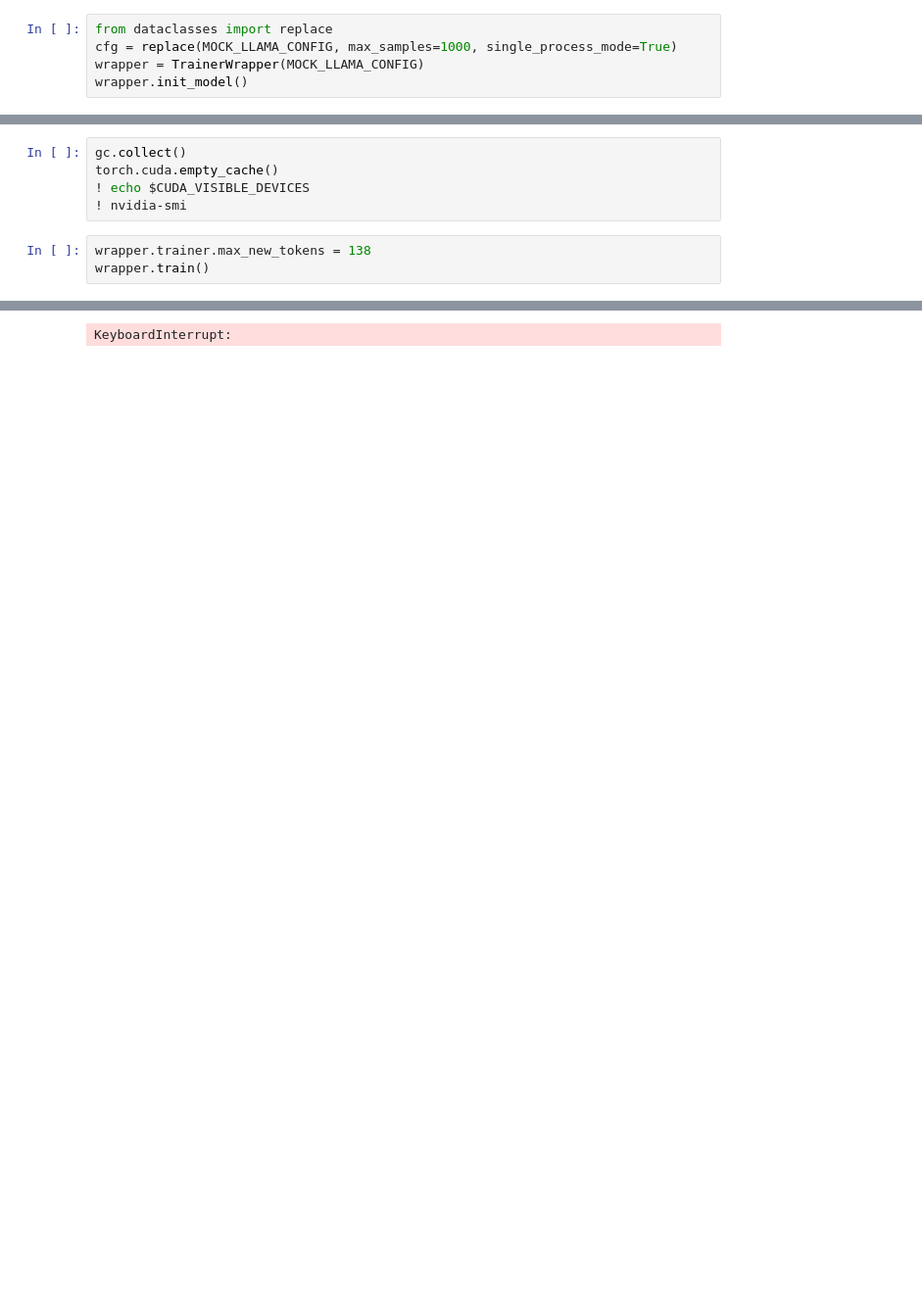
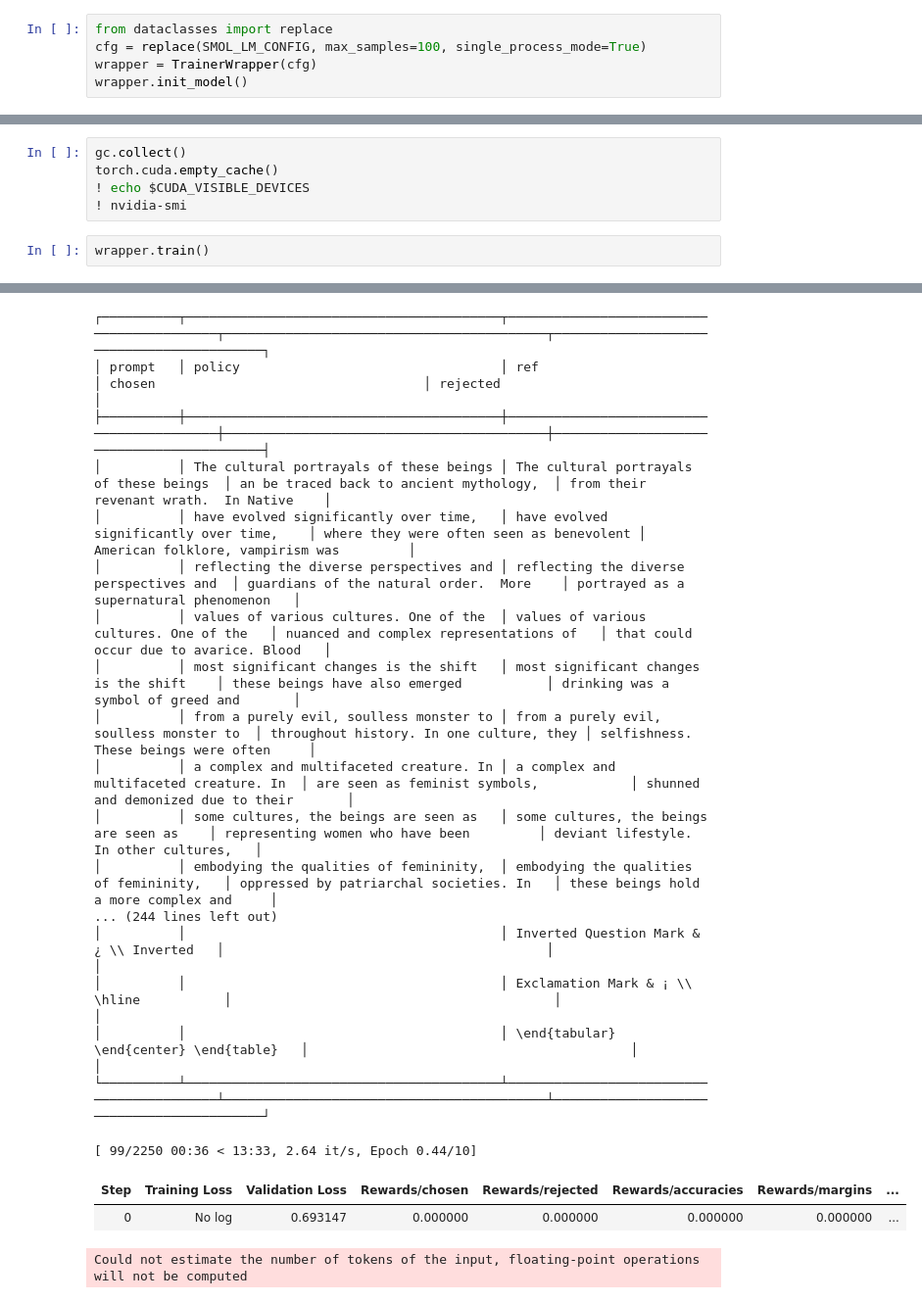
Before and after one commit to brianfitzgerald/smolmodels, a Jupyter notebook: notebooks/dpo_trainer_test.ipynb, the cells around one changed output, grey strips where cells are left out. Shown at 98% size. Saved outputs shown, nothing was run; the diff lists cells and outputs as text; blank space fills up the shorter version.

```diff
--- a/notebooks/dpo_trainer_test.ipynb
+++ b/notebooks/dpo_trainer_test.ipynb
@@ -12,5 +9,5 @@ from trl_wrapper.trainer_wrapper import TrainerWrapper, MOCK_LLAMA_CONFIG, Wrapp
 # %%
 from dataclasses import replace
-cfg = replace(MOCK_LLAMA_CONFIG, max_samples=1000, single_process_mode=True)
-wrapper = TrainerWrapper(MOCK_LLAMA_CONFIG)
+cfg = replace(SMOL_LM_CONFIG, max_samples=100, single_process_mode=True)
+wrapper = TrainerWrapper(cfg)
 wrapper.init_model()
@@ -28,6 +34,5 @@ torch.cuda.empty_cache()
 ! echo $CUDA_VISIBLE_DEVICES
 ! nvidia-smi
 # %%
-wrapper.trainer.max_new_tokens = 138
 wrapper.train()
 # %% [output]
@@ -51 +46,21 @@ KeyboardInterrupt:
-KeyboardInterrupt:
+┌──────────┬─────────────────────────────────────────┬──────────────────────────────────────────┬──────────────────────────────────────────┬──────────────────────────────────────────┐
+│ prompt   │ policy                                  │ ref                                      │ chosen                                   │ rejected                                 │
+├──────────┼─────────────────────────────────────────┼──────────────────────────────────────────┼──────────────────────────────────────────┼──────────────────────────────────────────┤
+│          │ The cultural portrayals of these beings │ The cultural portrayals of these beings  │ an be traced back to ancient mythology,  │ from their revenant wrath.  In Native    │
+│          │ have evolved significantly over time,   │ have evolved significantly over time,    │ where they were often seen as benevolent │ American folklore, vampirism was         │
+│          │ reflecting the diverse perspectives and │ reflecting the diverse perspectives and  │ guardians of the natural order.  More    │ portrayed as a supernatural phenomenon   │
+│          │ values of various cultures. One of the  │ values of various cultures. One of the   │ nuanced and complex representations of   │ that could occur due to avarice. Blood   │
+│          │ most significant changes is the shift   │ most significant changes is the shift    │ these beings have also emerged           │ drinking was a symbol of greed and       │
+│          │ from a purely evil, soulless monster to │ from a purely evil, soulless monster to  │ throughout history. In one culture, they │ selfishness. These beings were often     │
+│          │ a complex and multifaceted creature. In │ a complex and multifaceted creature. In  │ are seen as feminist symbols,            │ shunned and demonized due to their       │
+│          │ some cultures, the beings are seen as   │ some cultures, the beings are seen as    │ representing women who have been         │ deviant lifestyle.  In other cultures,   │
+│          │ embodying the qualities of femininity,  │ embodying the qualities of femininity,   │ oppressed by patriarchal societies. In   │ these beings hold a more complex and     │
+... (244 lines left out)
+│          │                                         │ Inverted Question Mark & ¿ \\ Inverted   │                                          │                                          │
+│          │                                         │ Exclamation Mark & ¡ \\ \hline           │                                          │                                          │
+│          │                                         │ \end{tabular} \end{center} \end{table}   │                                          │                                          │
+└──────────┴─────────────────────────────────────────┴──────────────────────────────────────────┴──────────────────────────────────────────┴──────────────────────────────────────────┘
+[ 99/2250 00:36 < 13:33, 2.64 it/s, Epoch 0.44/10]
+| Step | Training Loss | Validation Loss | Rewards/chosen | Rewards/rejected | Rewards/accuracies | Rewards/margins | ... |
+| 0 | No log | 0.693147 | 0.000000 | 0.000000 | 0.000000 | 0.000000 | ... |
+Could not estimate the number of tokens of the input, floating-point operations will not be computed
```
Also changed, not shown: parts of 7 cells of this notebook, 7 other files.
